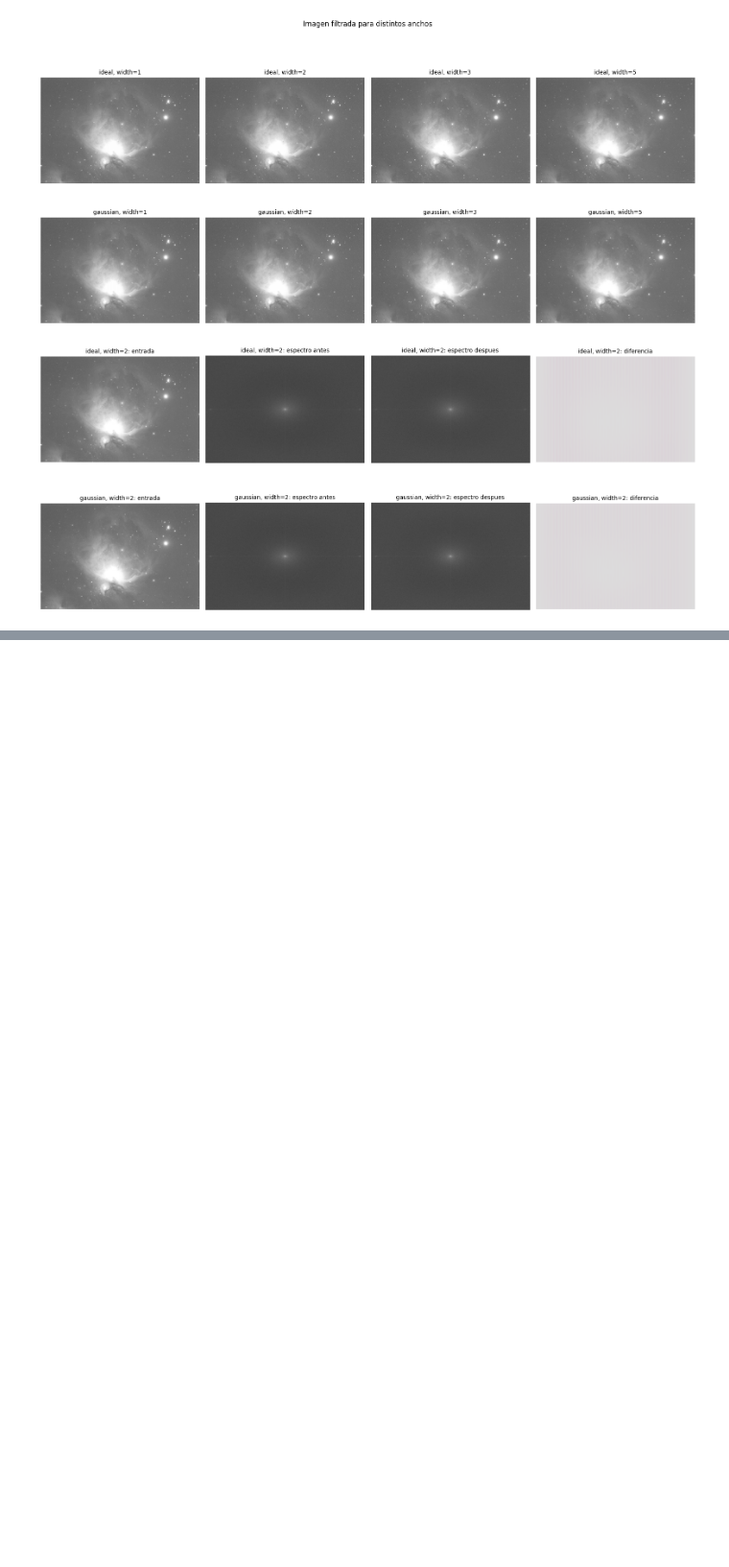
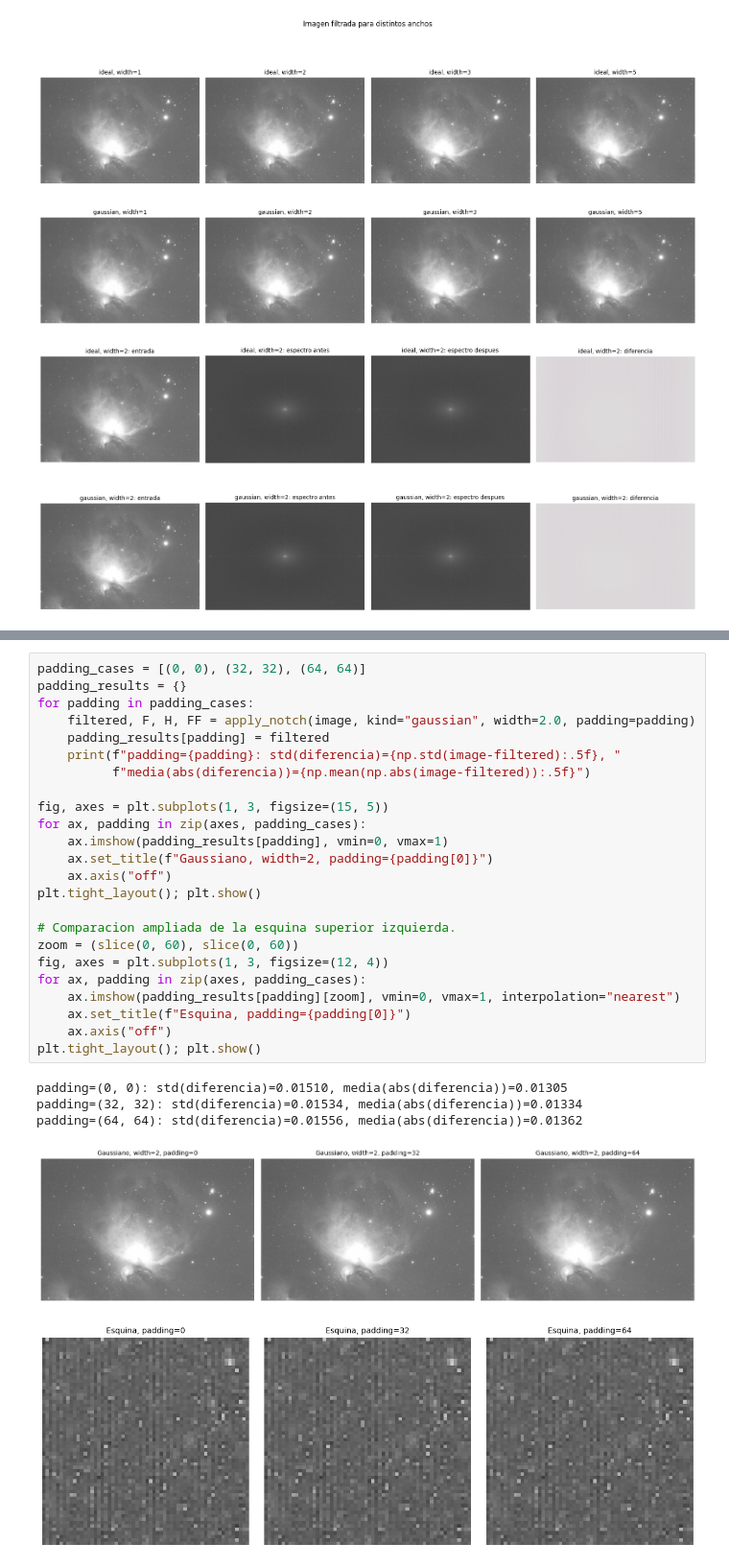
Before and after one commit to adrianalessandro/fundamentos_img_tarea_3, a Jupyter notebook: pregunta_1.ipynb, the cells around one changed output, grey strips where cells are left out. Shown at 96% size. Saved outputs shown, nothing was run; the diff lists cells and outputs as text; blank space fills up the shorter version.

```diff
--- a/pregunta_1.ipynb
+++ b/pregunta_1.ipynb
@@ -181,0 +190,30 @@ gaussian  | width, std(diferencia), media(abs(diferencia))
+# %%
+padding_cases = [(0, 0), (32, 32), (64, 64)]
+padding_results = {}
+for padding in padding_cases:
+    filtered, F, H, FF = apply_notch(image, kind="gaussian", width=2.0, padding=padding)
+    padding_results[padding] = filtered
+    print(f"padding={padding}: std(diferencia)={np.std(image-filtered):.5f}, "
+          f"media(abs(diferencia))={np.mean(np.abs(image-filtered)):.5f}")
+
+fig, axes = plt.subplots(1, 3, figsize=(15, 5))
+for ax, padding in zip(axes, padding_cases):
+    ax.imshow(padding_results[padding], vmin=0, vmax=1)
+    ax.set_title(f"Gaussiano, width=2, padding={padding[0]}")
+    ax.axis("off")
+plt.tight_layout(); plt.show()
+
+# Comparacion ampliada de la esquina superior izquierda.
+zoom = (slice(0, 60), slice(0, 60))
+fig, axes = plt.subplots(1, 3, figsize=(12, 4))
+for ax, padding in zip(axes, padding_cases):
+    ax.imshow(padding_results[padding][zoom], vmin=0, vmax=1, interpolation="nearest")
+    ax.set_title(f"Esquina, padding={padding[0]}")
+    ax.axis("off")
+plt.tight_layout(); plt.show()
+# %% [output]
+padding=(0, 0): std(diferencia)=0.01510, media(abs(diferencia))=0.01305
+padding=(32, 32): std(diferencia)=0.01534, media(abs(diferencia))=0.01334
+padding=(64, 64): std(diferencia)=0.01556, media(abs(diferencia))=0.01362
+[figure, added]
+[figure, added]
```
Also changed, not shown: parts of 5 cells of this notebook.
